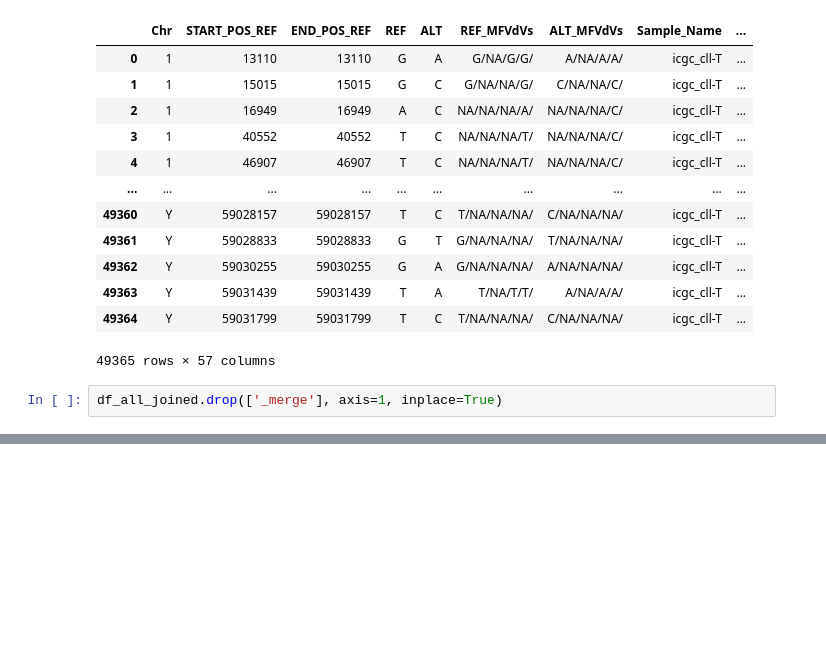
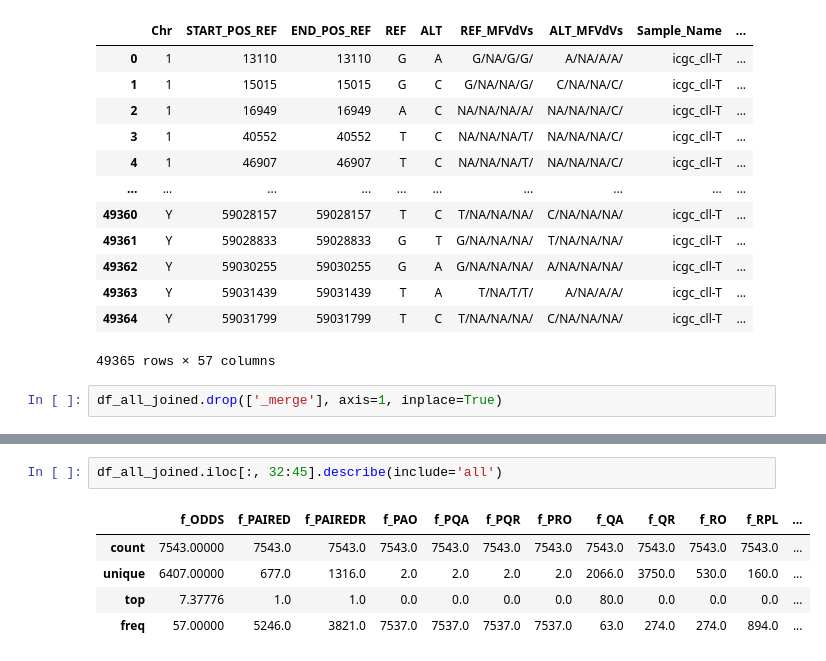
Before and after one commit to melloo21/cs4220_projects, a Jupyter notebook: get_missed_rows.ipynb, the cells around one changed output, grey strips where cells are left out. Saved outputs shown, nothing was run; the diff lists cells and outputs as text; blank space fills up the shorter version.

```diff
--- a/get_missed_rows.ipynb
+++ b/get_missed_rows.ipynb
@@ -258,0 +313,8 @@ df_all_joined.drop(['_merge'], axis=1, inplace=True)
+# %%
+df_all_joined.iloc[:, 32:45].describe(include='all')
+# %% [output]
+|  | f_ODDS | f_PAIRED | f_PAIREDR | f_PAO | f_PQA | f_PQR | f_PRO | f_QA | f_QR | f_RO | f_RPL | ... |
+| count | 7543.00000 | 7543.0 | 7543.0 | 7543.0 | 7543.0 | 7543.0 | 7543.0 | 7543.0 | 7543.0 | 7543.0 | 7543.0 | ... |
+| unique | 6407.00000 | 677.0 | 1316.0 | 2.0 | 2.0 | 2.0 | 2.0 | 2066.0 | 3750.0 | 530.0 | 160.0 | ... |
+| top | 7.37776 | 1.0 | 1.0 | 0.0 | 0.0 | 0.0 | 0.0 | 80.0 | 0.0 | 0.0 | 0.0 | ... |
+| freq | 57.00000 | 5246.0 | 3821.0 | 7537.0 | 7537.0 | 7537.0 | 7537.0 | 63.0 | 274.0 | 274.0 | 894.0 | ... |
```
Also changed, not shown: parts of 18 cells of this notebook.
